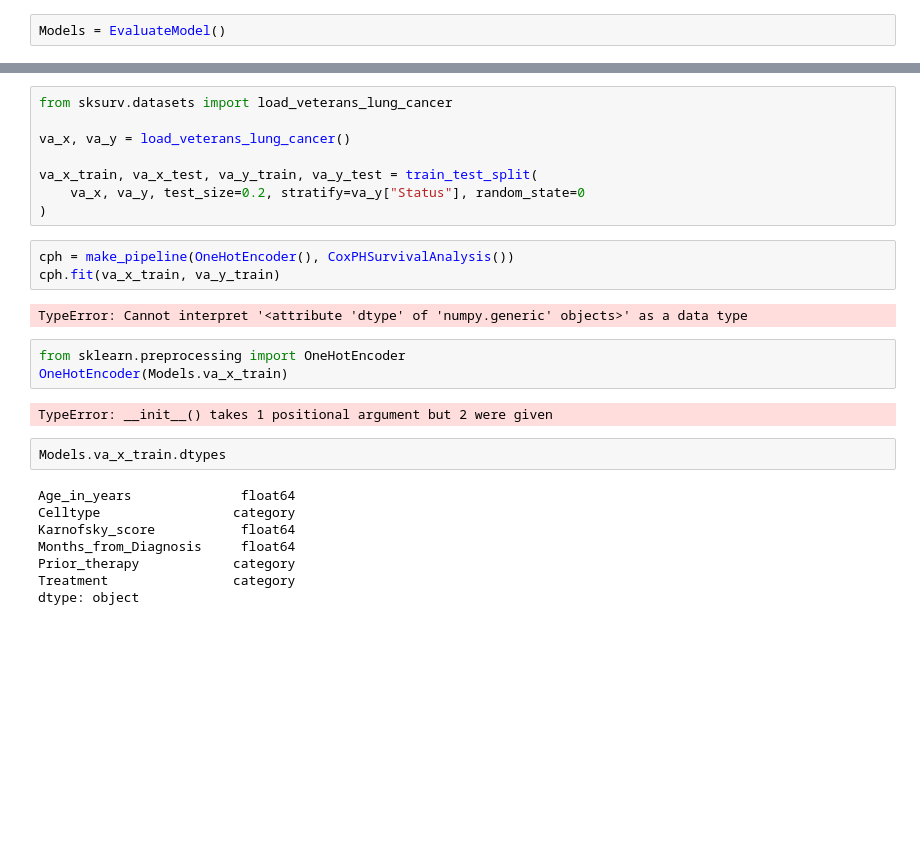
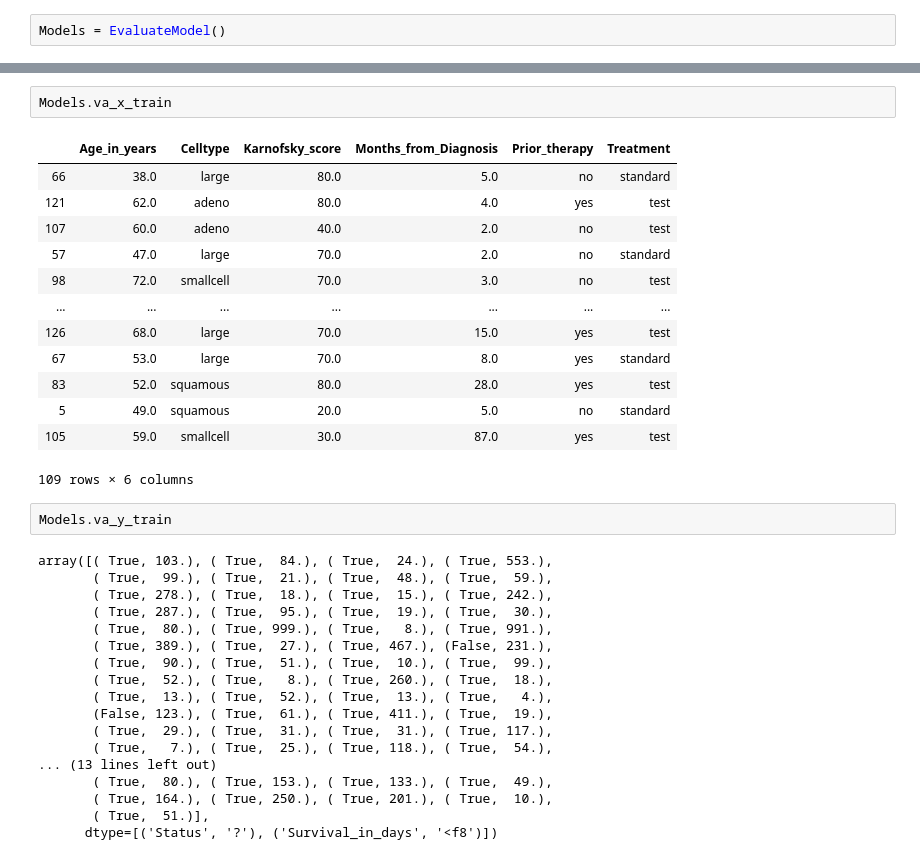
Before and after one commit to hmzhan/disaster_tweets, a Jupyter notebook: notebooks/survival-evaluation.ipynb, the cells around one changed output, grey strips where cells are left out. Cells and saved outputs as stored; diff of their text form; blank space fills up the shorter version.

```diff
--- a/notebooks/survival-evaluation.ipynb
+++ b/notebooks/survival-evaluation.ipynb
@@ -123,28 +25,36 @@ plt.rcParams['figure.figsize'] = [7.2, 4.8]
-# %%
-from sksurv.datasets import load_veterans_lung_cancer
-
-va_x, va_y = load_veterans_lung_cancer()
-
-va_x_train, va_x_test, va_y_train, va_y_test = train_test_split(
-    va_x, va_y, test_size=0.2, stratify=va_y["Status"], random_state=0
-)
-# %%
-cph = make_pipeline(OneHotEncoder(), CoxPHSurvivalAnalysis())
-cph.fit(va_x_train, va_y_train)
-# %% [output]
-TypeError: Cannot interpret '<attribute 'dtype' of 'numpy.generic' objects>' as a data type
-# %%
-from sklearn.preprocessing import OneHotEncoder
-OneHotEncoder(Models.va_x_train)
-# %% [output]
-TypeError: __init__() takes 1 positional argument but 2 were given
 # %%
-Models.va_x_train.dtypes
+Models.va_x_train
 # %% [output]
+|  | Age_in_years | Celltype | Karnofsky_score | Months_from_Diagnosis | Prior_therapy | Treatment |
+| 66 | 38.0 | large | 80.0 | 5.0 | no | standard |
+| 121 | 62.0 | adeno | 80.0 | 4.0 | yes | test |
+| 107 | 60.0 | adeno | 40.0 | 2.0 | no | test |
+| 57 | 47.0 | large | 70.0 | 2.0 | no | standard |
+| 98 | 72.0 | smallcell | 70.0 | 3.0 | no | test |
+| ... | ... | ... | ... | ... | ... | ... |
+| 126 | 68.0 | large | 70.0 | 15.0 | yes | test |
+| 67 | 53.0 | large | 70.0 | 8.0 | yes | standard |
+| 83 | 52.0 | squamous | 80.0 | 28.0 | yes | test |
+| 5 | 49.0 | squamous | 20.0 | 5.0 | no | standard |
+| 105 | 59.0 | smallcell | 30.0 | 87.0 | yes | test |
-Age_in_years              float64
-Celltype                 category
-Karnofsky_score           float64
-Months_from_Diagnosis     float64
-Prior_therapy            category
-Treatment                category
-dtype: object
+109 rows × 6 columns
+# %%
+Models.va_y_train
+# %% [output]
+array([( True, 103.), ( True,  84.), ( True,  24.), ( True, 553.),
+       ( True,  99.), ( True,  21.), ( True,  48.), ( True,  59.),
+       ( True, 278.), ( True,  18.), ( True,  15.), ( True, 242.),
+       ( True, 287.), ( True,  95.), ( True,  19.), ( True,  30.),
+       ( True,  80.), ( True, 999.), ( True,   8.), ( True, 991.),
+       ( True, 389.), ( True,  27.), ( True, 467.), (False, 231.),
+       ( True,  90.), ( True,  51.), ( True,  10.), ( True,  99.),
+       ( True,  52.), ( True,   8.), ( True, 260.), ( True,  18.),
+       ( True,  13.), ( True,  52.), ( True,  13.), ( True,   4.),
+       (False, 123.), ( True,  61.), ( True, 411.), ( True,  19.),
+       ( True,  29.), ( True,  31.), ( True,  31.), ( True, 117.),
+       ( True,   7.), ( True,  25.), ( True, 118.), ( True,  54.),
+... (13 lines left out)
+       ( True,  80.), ( True, 153.), ( True, 133.), ( True,  49.),
+       ( True, 164.), ( True, 250.), ( True, 201.), ( True,  10.),
+       ( True,  51.)],
+      dtype=[('Status', '?'), ('Survival_in_days', '<f8')])
```
Also changed, not shown: parts of 13 cells of this notebook, 1 other file.
